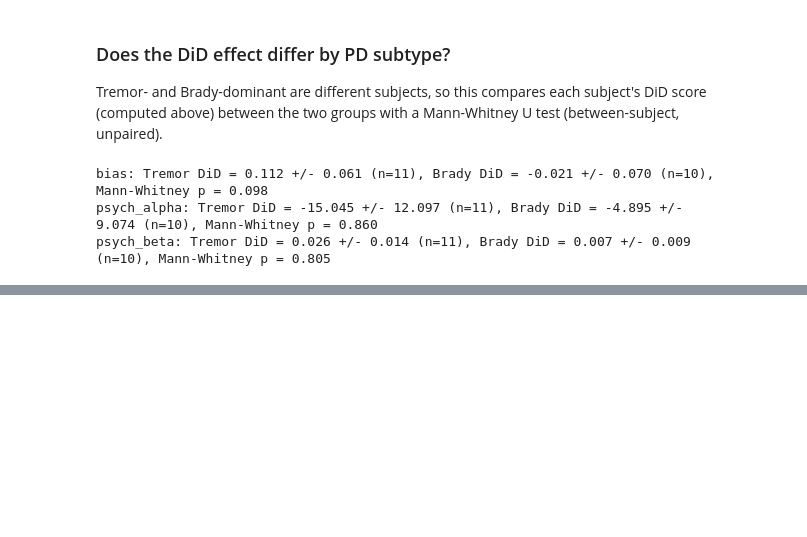
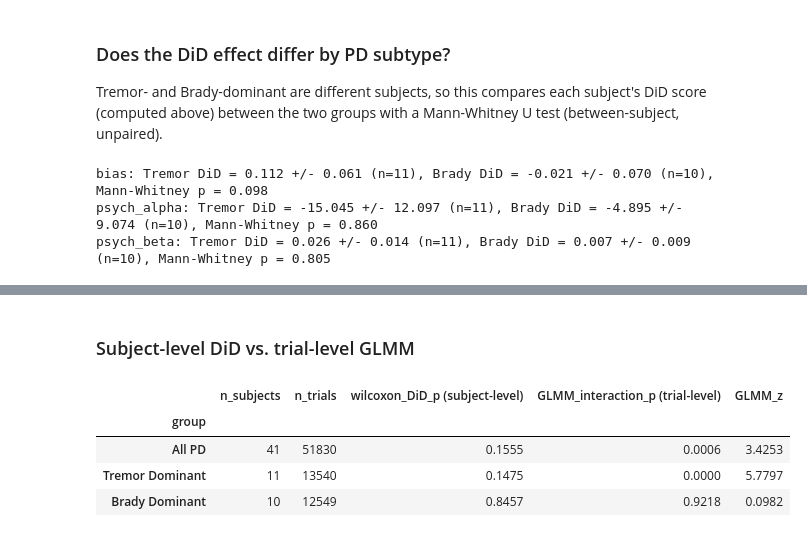
Before and after one commit to vaibrainium/bayesian-priors-in-pd-subtype, a Jupyter notebook: notebooks/2.20-psych-model-fitting-color.ipynb, the cells around one changed output, grey strips where cells are left out. Drawn from its saved outputs; the diff is of its cells as text; code cells hidden in the pictures; blank space fills up the shorter version.

```diff
--- a/notebooks/2.20-psych-model-fitting-color.ipynb
+++ b/notebooks/2.20-psych-model-fitting-color.ipynb
@@ -459,0 +529,26 @@ psych_beta: Tremor DiD = 0.026 +/- 0.014 (n=11), Brady DiD = 0.007 +/- 0.009 (n=
+# %% [markdown]
+### Subject-level DiD vs. trial-level GLMM
+# %%
+comparison_rows = []
+for grp in did_group_order:
+    wilcoxon_p = scipy_stats.wilcoxon(did_results[("bias", grp)]).pvalue
+    g = glmm_results[grp]
+    comparison_rows.append(
+        {
+            "group": did_group_titles[grp],
+            "n_subjects": g["n_subjects"],
+            "n_trials": g["n_trials"],
+            "wilcoxon_DiD_p (subject-level)": wilcoxon_p,
+            "GLMM_interaction_p (trial-level)": g["p"],
+            "GLMM_z": g["z"],
+        }
+    )
+
+comparison_df = pd.DataFrame(comparison_rows).set_index("group")
+comparison_df.round(4)
+# %% [output]
+|  | n_subjects | n_trials | wilcoxon_DiD_p (subject-level) | GLMM_interaction_p (trial-level) | GLMM_z |
+| group |  |  |  |  |  |
+| All PD | 41 | 51830 | 0.1555 | 0.0006 | 3.4253 |
+| Tremor Dominant | 11 | 13540 | 0.1475 | 0.0000 | 5.7797 |
+| Brady Dominant | 10 | 12549 | 0.8457 | 0.9218 | 0.0982 |
```
Also changed, not shown: parts of 7 cells of this notebook.
